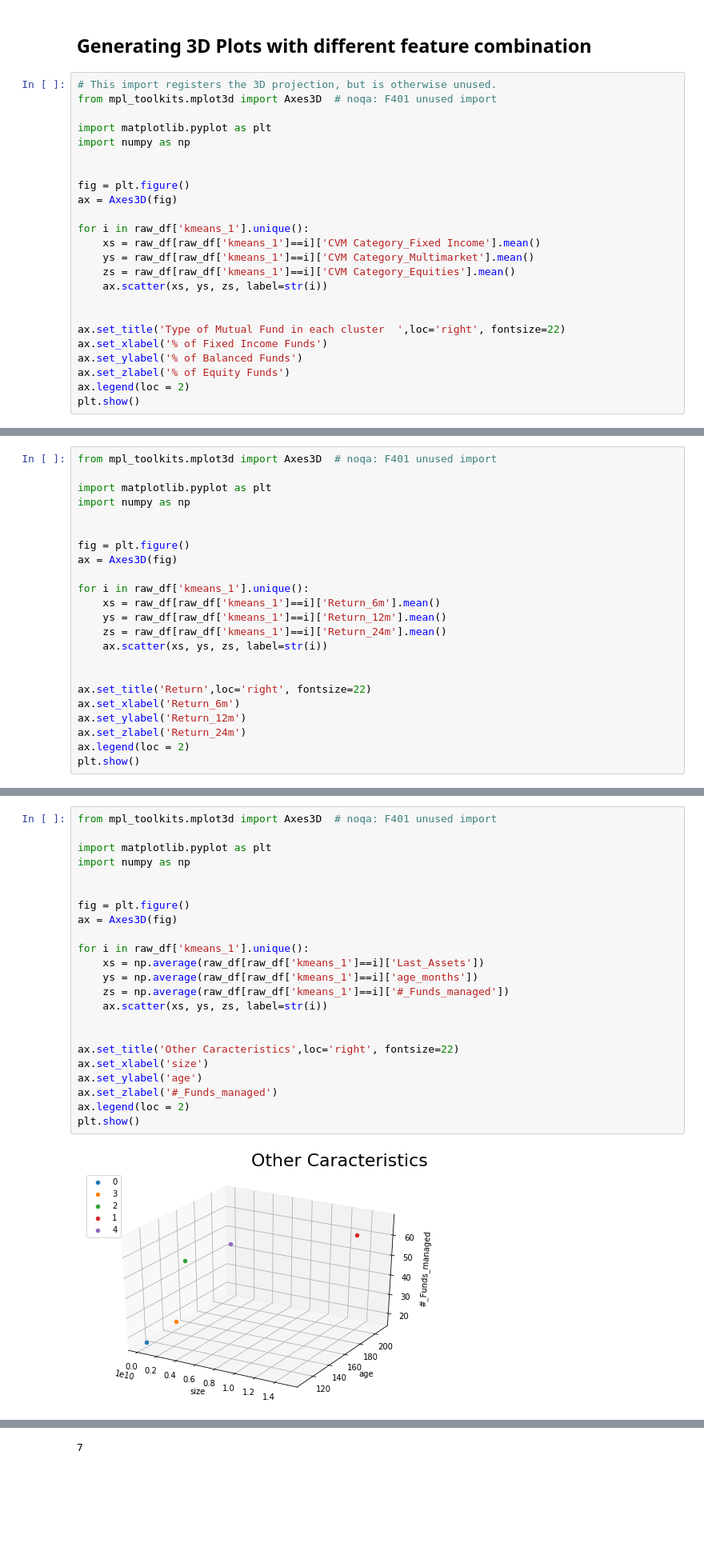
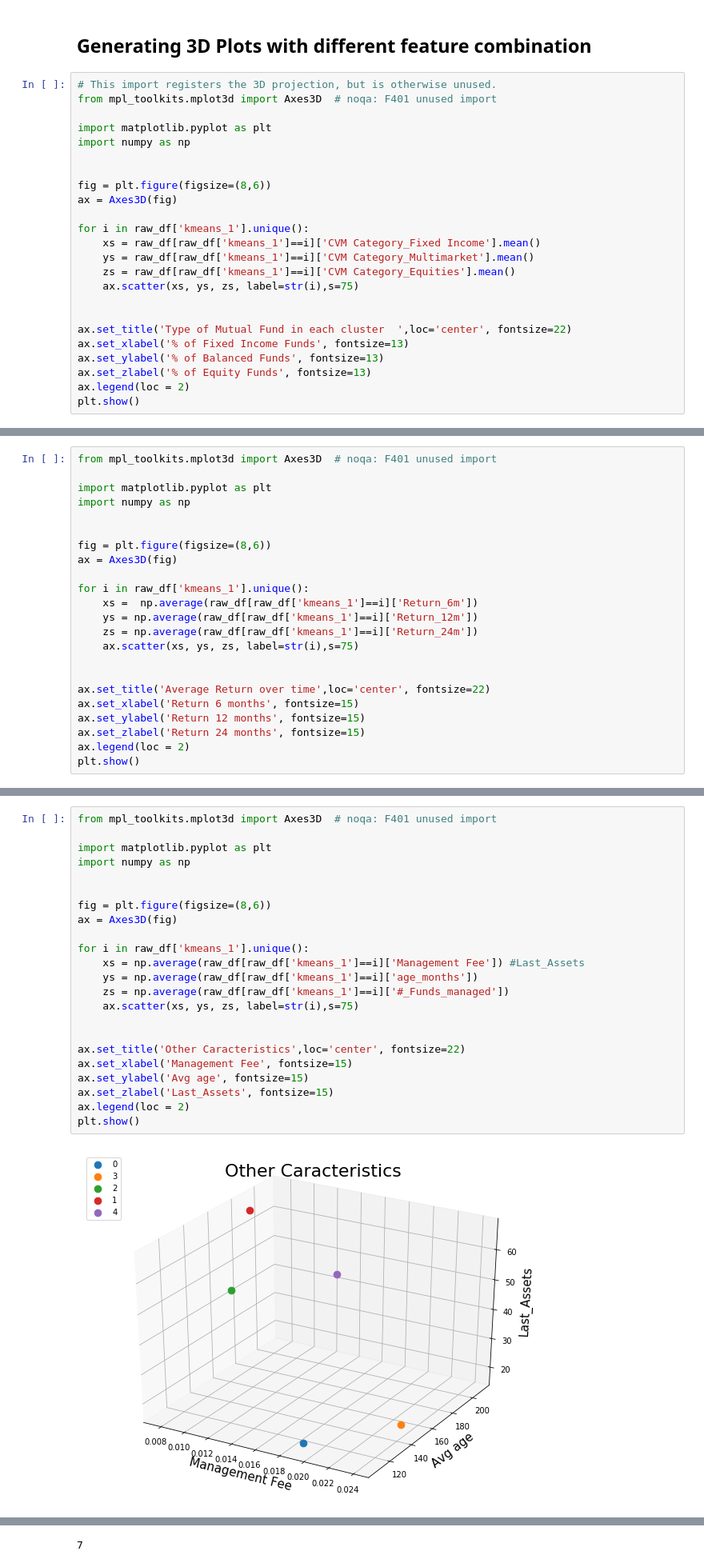
Before and after one commit to berkurka/Mutual_Fund_Clustering, a Jupyter notebook: Notebooks/Building Models.ipynb, the cells around one changed output, grey strips where cells are left out. Shown at 80% size. Drawn from its saved outputs; the diff is of its cells as text; blank space fills up the shorter version.

```diff
--- a/Notebooks/Building Models.ipynb
+++ b/Notebooks/Building Models.ipynb
@@ -583,20 +583,20 @@ import matplotlib.pyplot as plt
 import numpy as np
 
 
-fig = plt.figure()
+fig = plt.figure(figsize=(8,6))
 ax = Axes3D(fig)
 
 for i in raw_df['kmeans_1'].unique():
     xs = raw_df[raw_df['kmeans_1']==i]['CVM Category_Fixed Income'].mean()
     ys = raw_df[raw_df['kmeans_1']==i]['CVM Category_Multimarket'].mean()
     zs = raw_df[raw_df['kmeans_1']==i]['CVM Category_Equities'].mean()
-    ax.scatter(xs, ys, zs, label=str(i))
+    ax.scatter(xs, ys, zs, label=str(i),s=75)
 
 
-ax.set_title('Type of Mutual Fund in each cluster  ',loc='right', fontsize=22)
-ax.set_xlabel('% of Fixed Income Funds')
-ax.set_ylabel('% of Balanced Funds')
-ax.set_zlabel('% of Equity Funds')
+ax.set_title('Type of Mutual Fund in each cluster  ',loc='center', fontsize=22)
+ax.set_xlabel('% of Fixed Income Funds', fontsize=13)
+ax.set_ylabel('% of Balanced Funds', fontsize=13)
+ax.set_zlabel('% of Equity Funds', fontsize=13)
 ax.legend(loc = 2)
 plt.show()
 # %% [output]
@@ -646,20 +670,20 @@ import matplotlib.pyplot as plt
 import numpy as np
 
 
-fig = plt.figure()
+fig = plt.figure(figsize=(8,6))
 ax = Axes3D(fig)
 
 for i in raw_df['kmeans_1'].unique():
-    xs = raw_df[raw_df['kmeans_1']==i]['Return_6m'].mean()
-    ys = raw_df[raw_df['kmeans_1']==i]['Return_12m'].mean()
-    zs = raw_df[raw_df['kmeans_1']==i]['Return_24m'].mean()
-    ax.scatter(xs, ys, zs, label=str(i))
+    xs =  np.average(raw_df[raw_df['kmeans_1']==i]['Return_6m'])
+    ys = np.average(raw_df[raw_df['kmeans_1']==i]['Return_12m'])
+    zs = np.average(raw_df[raw_df['kmeans_1']==i]['Return_24m'])
+    ax.scatter(xs, ys, zs, label=str(i),s=75)
 
 
-ax.set_title('Return',loc='right', fontsize=22)
-ax.set_xlabel('Return_6m')
-ax.set_ylabel('Return_12m')
-ax.set_zlabel('Return_24m')
+ax.set_title('Average Return over time',loc='center', fontsize=22)
+ax.set_xlabel('Return 6 months', fontsize=15)
+ax.set_ylabel('Return 12 months', fontsize=15)
+ax.set_zlabel('Return 24 months', fontsize=15)
 ax.legend(loc = 2)
 plt.show()
 # %% [output]
@@ -667,28 +691,28 @@ plt.show()
 # %%
 from mpl_toolkits.mplot3d import Axes3D  # noqa: F401 unused import
 
 import matplotlib.pyplot as plt
 import numpy as np
 
 
-fig = plt.figure()
+fig = plt.figure(figsize=(8,6))
 ax = Axes3D(fig)
 
 for i in raw_df['kmeans_1'].unique():
-    xs = np.average(raw_df[raw_df['kmeans_1']==i]['Last_Assets'])
+    xs = np.average(raw_df[raw_df['kmeans_1']==i]['Management Fee']) #Last_Assets
     ys = np.average(raw_df[raw_df['kmeans_1']==i]['age_months'])
     zs = np.average(raw_df[raw_df['kmeans_1']==i]['#_Funds_managed'])
-    ax.scatter(xs, ys, zs, label=str(i))
+    ax.scatter(xs, ys, zs, label=str(i),s=75)
 
 
-ax.set_title('Other Caracteristics',loc='right', fontsize=22)
-ax.set_xlabel('size')
-ax.set_ylabel('age')
-ax.set_zlabel('#_Funds_managed')
+ax.set_title('Other Caracteristics',loc='center', fontsize=22)
+ax.set_xlabel('Management Fee', fontsize=15)
+ax.set_ylabel('Avg age', fontsize=15)
+ax.set_zlabel('Last_Assets', fontsize=15)
 ax.legend(loc = 2)
 plt.show()
 # %% [output]
-[figure, old version]
+[figure, new version]
 # %%
 raw_df.groupby(['kmeans_1'])[['Last_Assets',
                               'age_months',
```
Also changed, not shown: parts of 14 cells of this notebook, 10 other files.
